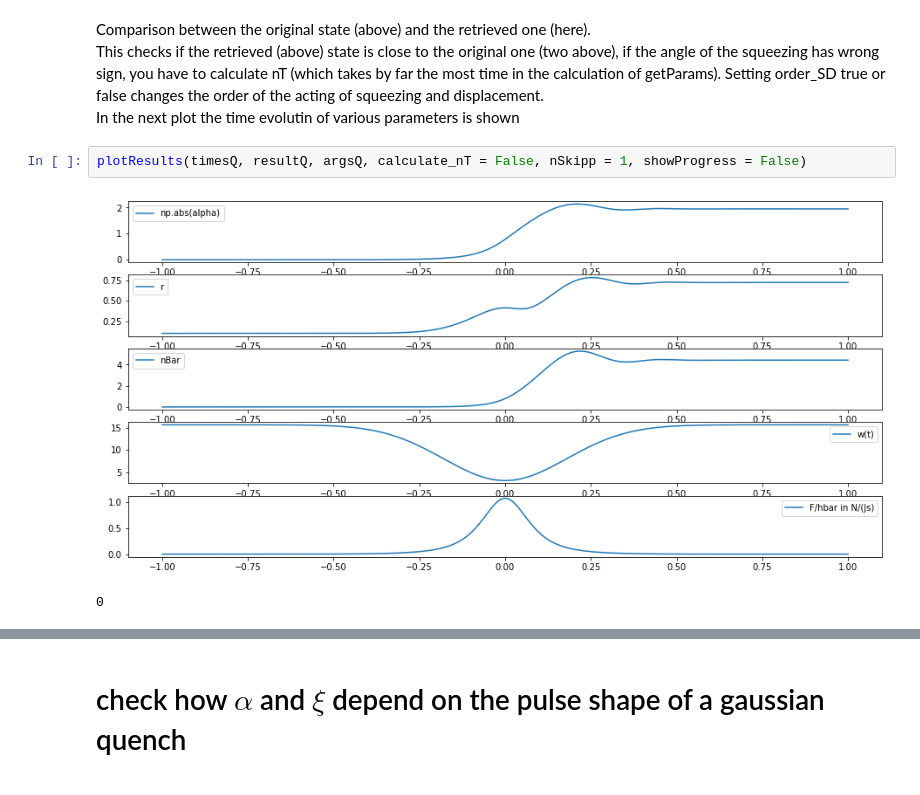
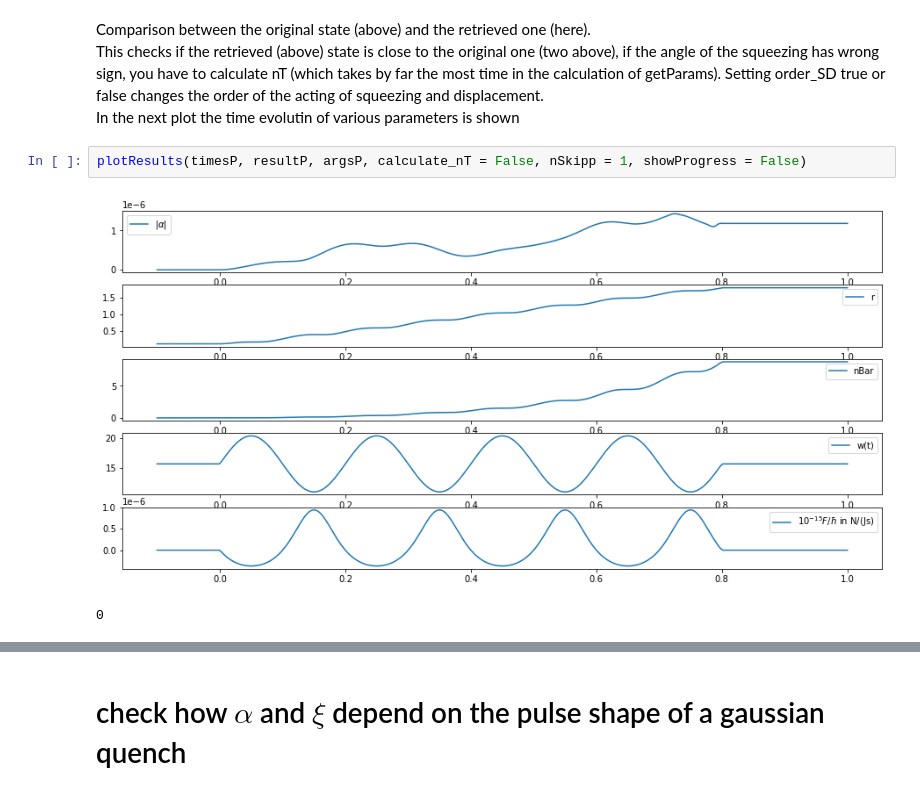
Before and after one commit to R-Thomm/Robin-Master, a Jupyter notebook: squeezed.ipynb, the cells around one changed output, grey strips where cells are left out. Saved outputs shown, nothing was run; the diff lists cells and outputs as text.

```diff
--- a/squeezed.ipynb
+++ b/squeezed.ipynb
@@ -395,7 +390,7 @@ Comparison between the original state (above) and the retrieved one (here).<br/>
 This checks if the retrieved (above) state is close to the original one (two above), if the angle of the squeezing has wrong sign, you have to calculate nT (which takes by far the most time in the calculation of getParams). Setting order_SD true or false changes the order of the acting of squeezing and displacement.<br/>
 In the next plot the time evolutin of various parameters is shown
 # %%
-plotResults(timesQ, resultQ, argsQ, calculate_nT = False, nSkipp = 1, showProgress = False)
+plotResults(timesP, resultP, argsP, calculate_nT = False, nSkipp = 1, showProgress = False)
 # %% [output]
-[figure, old version]
+[figure, new version]
 0
```
Also changed, not shown: parts of 11 cells of this notebook, 5 other files.
